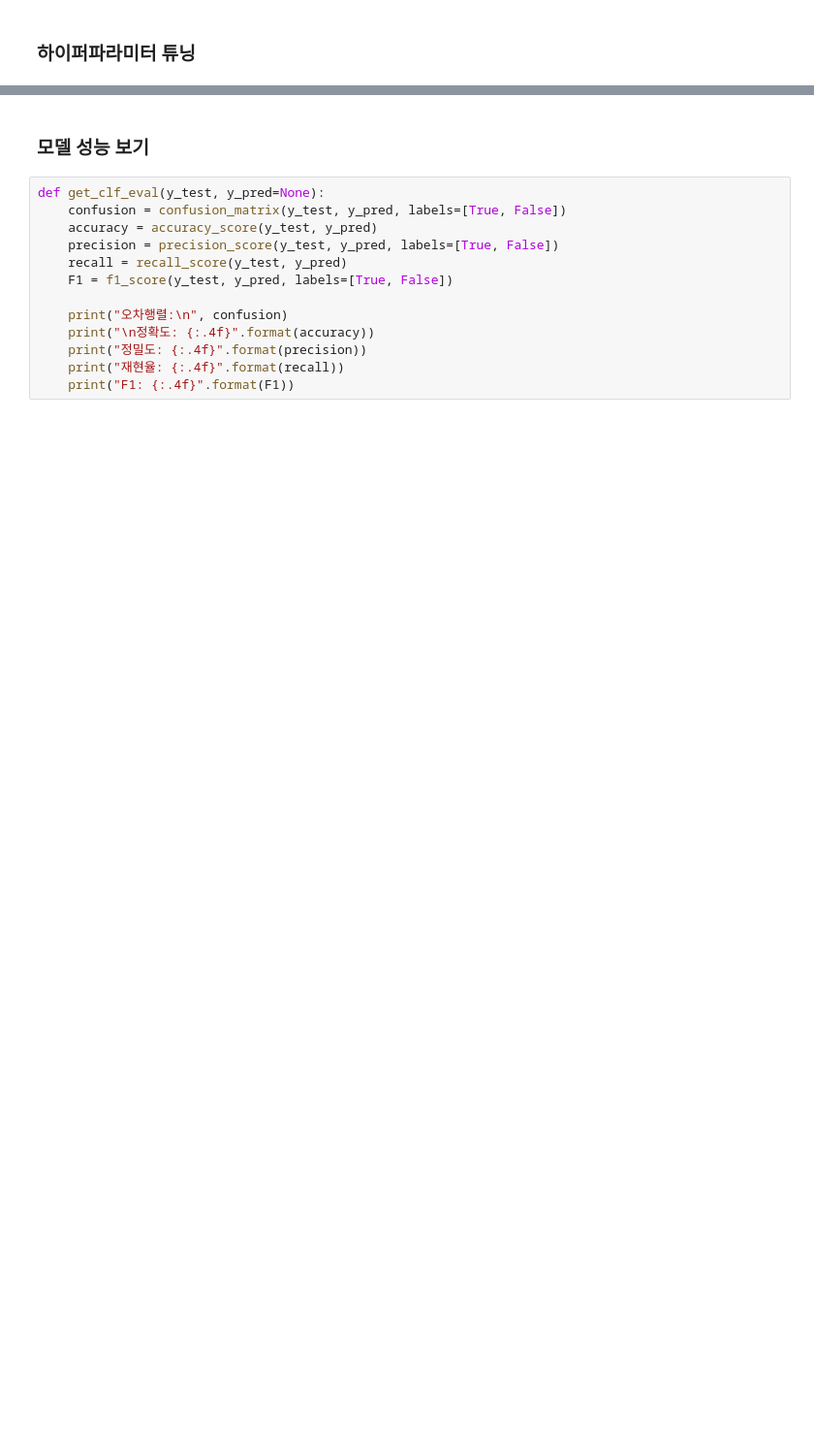
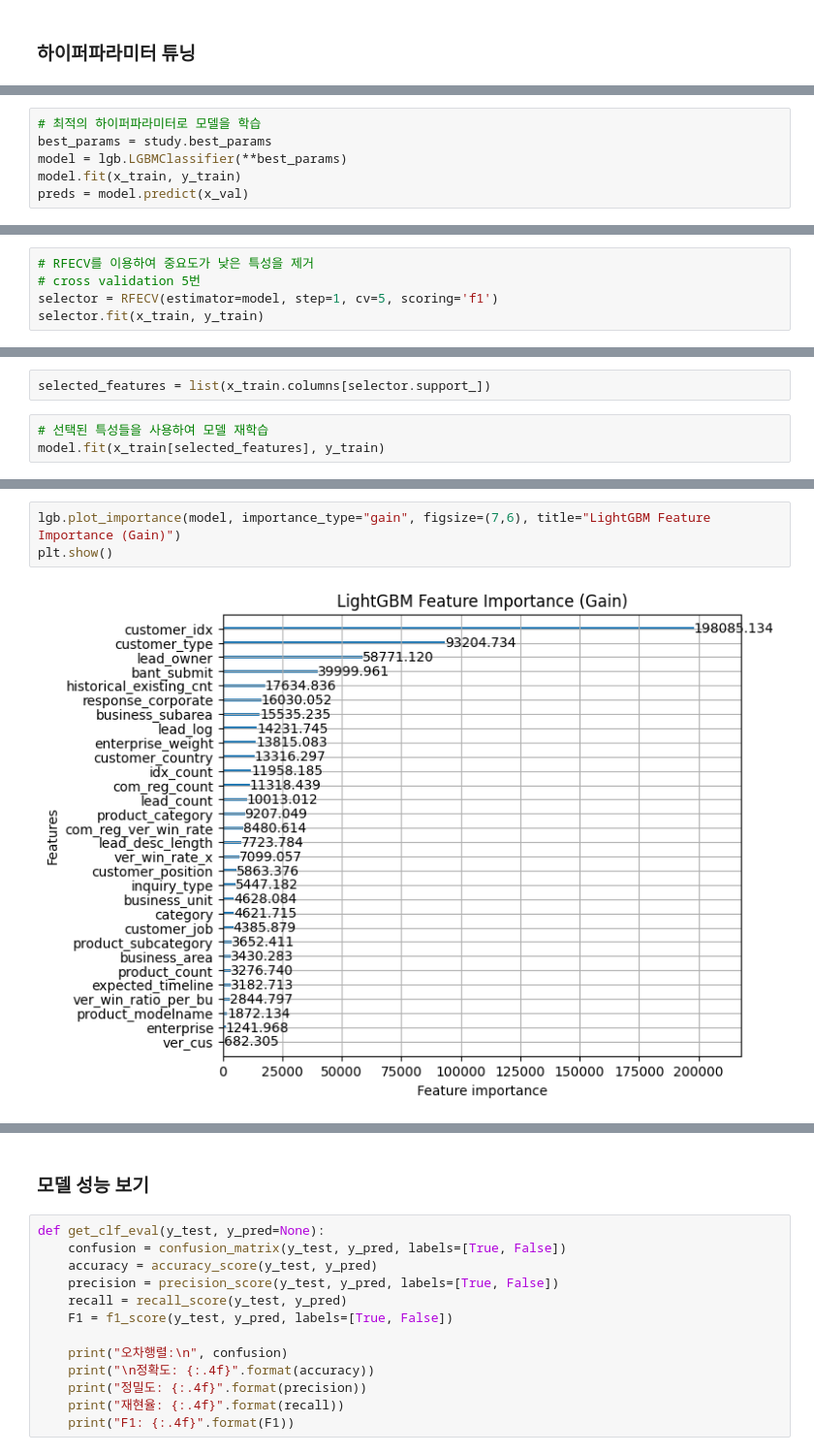
Before and after one commit to egahyun/LG_aimers_B2BEST, a Jupyter notebook: lightgbm.ipynb, the cells around one changed output, grey strips where cells are left out. Shown at 97% size. Cells and saved outputs as stored; diff of their text form; blank space fills up the shorter version.

Commit message:
feat: add rfecv

```diff
--- a/lightgbm.ipynb
+++ b/lightgbm.ipynb
@@ -99,0 +206,6 @@ model = lgb.train(study.best_params, train_data)
+# %%
+# 최적의 하이퍼파라미터로 모델을 학습
+best_params = study.best_params
+model = lgb.LGBMClassifier(**best_params)
+model.fit(x_train, y_train)
+preds = model.predict(x_val)
@@ -99,0 +230,5 @@ model = lgb.train(study.best_params, train_data)
+# %%
+# RFECV를 이용하여 중요도가 낮은 특성을 제거
+# cross validation 5번
+selector = RFECV(estimator=model, step=1, cv=5, scoring='f1')
+selector.fit(x_train, y_train)
@@ -99,0 +261,5 @@ model = lgb.train(study.best_params, train_data)
+# %%
+selected_features = list(x_train.columns[selector.support_])
+# %%
+# 선택된 특성들을 사용하여 모델 재학습
+model.fit(x_train[selected_features], y_train)
@@ -99,0 +296,5 @@ model = lgb.train(study.best_params, train_data)
+# %%
+lgb.plot_importance(model, importance_type="gain", figsize=(7,6), title="LightGBM Feature Importance (Gain)")
+plt.show()
+# %% [output]
+[figure, added]
```
Also changed, not shown: parts of 19 cells of this notebook.
